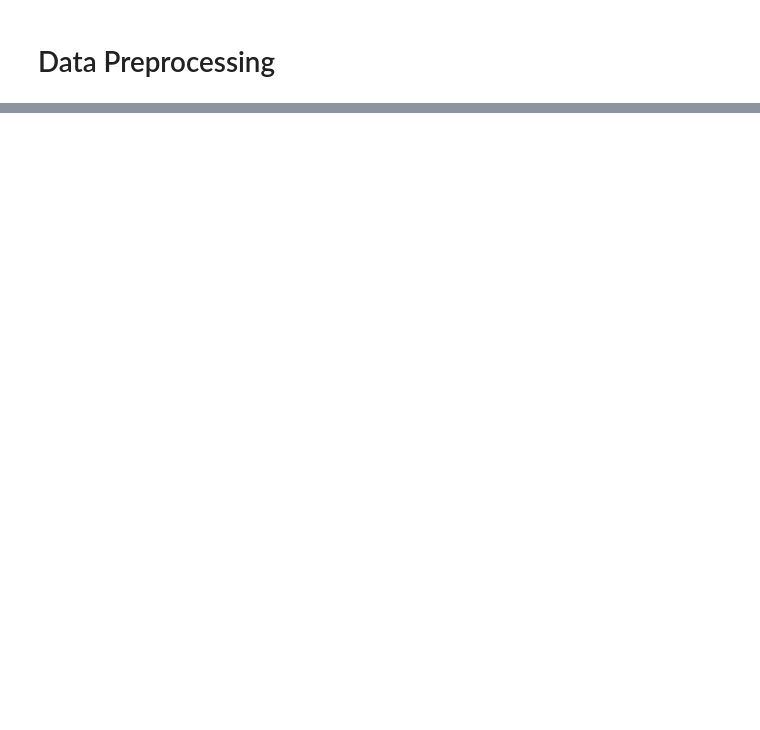
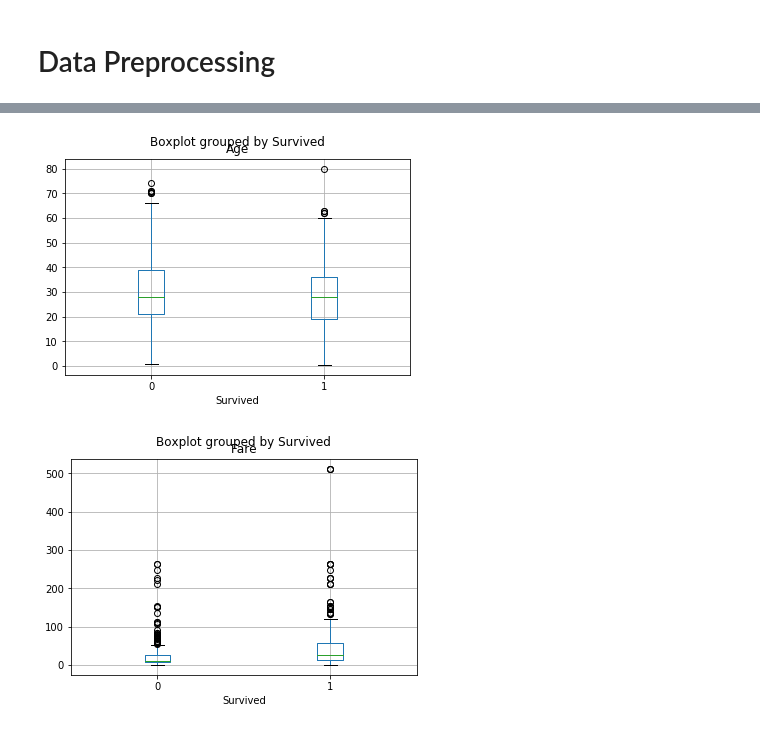
Before and after one commit to AnirudhAchal/Titanic-Disaster, a Jupyter notebook: Notebooks/Titanic Disaster.ipynb, the cells around one changed output, grey strips where cells are left out. Drawn from its saved outputs; the diff is of its cells as text; code cells hidden in the pictures; blank space fills up the shorter version.

```diff
--- a/Notebooks/Titanic Disaster.ipynb
+++ b/Notebooks/Titanic Disaster.ipynb
@@ -121,0 +128,7 @@ memory usage: 122.7+ KB
+# %%
+# Boxplots features
+for col in ['Age', 'Fare']:
+    df[df[col].notnull() & (df['Survived'] != -1)].boxplot(col, 'Survived');
+# %% [output]
+[figure, added]
+[figure, added]
```
Also changed, not shown: parts of 24 cells of this notebook.
